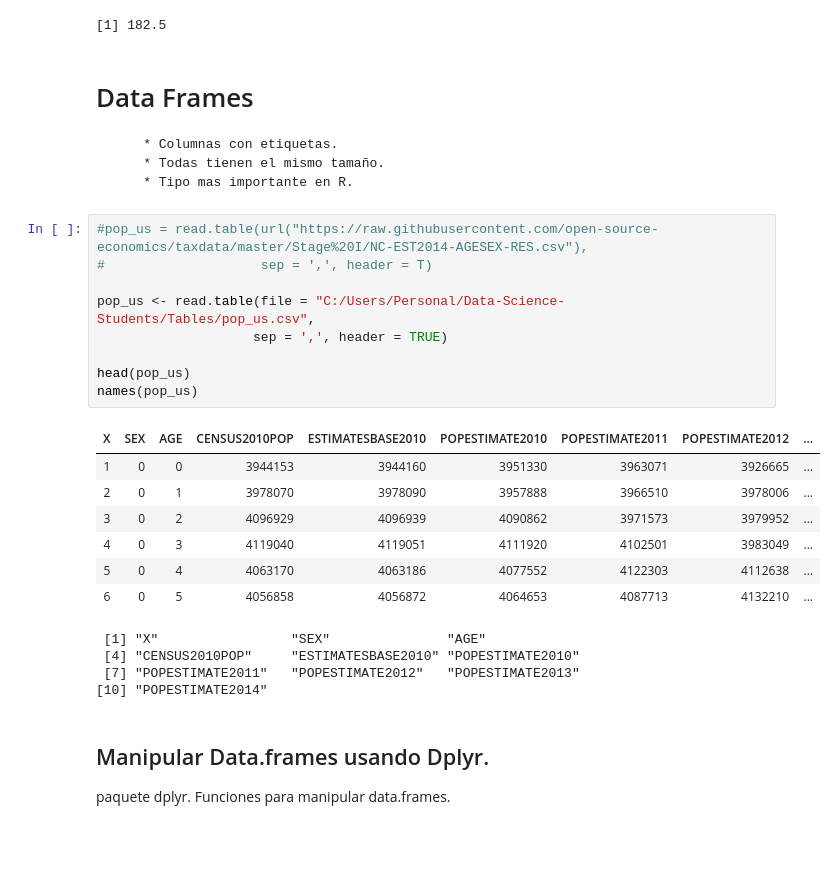
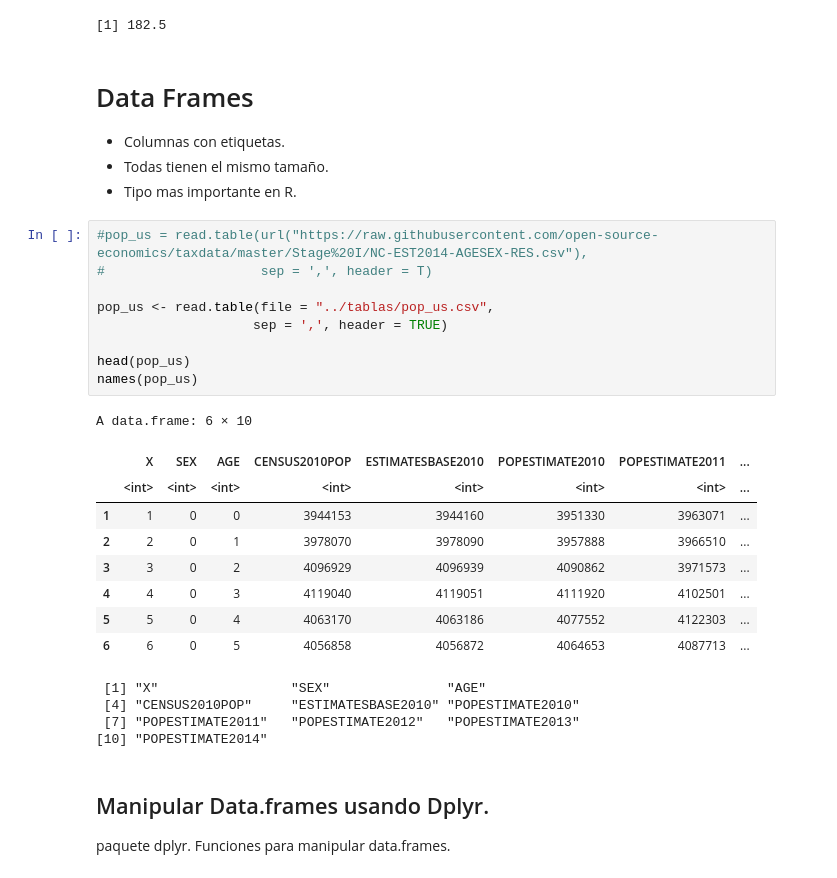
Before and after one commit to notblank/Curso-Stat-Public, a Jupyter notebook: Cursos/Curso_04_Intro_Prog_R_2.ipynb, the cells around one changed output. Cells and saved outputs as stored; diff of their text form; blank space fills up the shorter version.

```diff
--- a/Cursos/Curso_04_Intro_Prog_R_2.ipynb
+++ b/Cursos/Curso_04_Intro_Prog_R_2.ipynb
@@ -256,30 +256,32 @@ prod(1:30)/(prod(1:2)*prod(1:28))
 # %% [markdown]
 # Data Frames
 
-        * Columnas con etiquetas.
-        * Todas tienen el mismo tamaño.
-        * Tipo mas importante en R.
+- Columnas con etiquetas.
+- Todas tienen el mismo tamaño.
+- Tipo mas importante en R.
 # %%
 #pop_us = read.table(url("https://raw.githubusercontent.com/open-source-economics/taxdata/master/Stage%20I/NC-EST2014-AGESEX-RES.csv"),
 #                    sep = ',', header = T)
 
-pop_us <- read.table(file = "C:/Users/Personal/Data-Science-Students/Tables/pop_us.csv",
+pop_us <- read.table(file = "../tablas/pop_us.csv",
                     sep = ',', header = TRUE)
 
 head(pop_us)
 names(pop_us)
 # %% [output]
+A data.frame: 6 × 10
-| X | SEX | AGE | CENSUS2010POP | ESTIMATESBASE2010 | POPESTIMATE2010 | POPESTIMATE2011 | POPESTIMATE2012 | ... |
-| 1 | 0 | 0 | 3944153 | 3944160 | 3951330 | 3963071 | 3926665 | ... |
-| 2 | 0 | 1 | 3978070 | 3978090 | 3957888 | 3966510 | 3978006 | ... |
-| 3 | 0 | 2 | 4096929 | 4096939 | 4090862 | 3971573 | 3979952 | ... |
-| 4 | 0 | 3 | 4119040 | 4119051 | 4111920 | 4102501 | 3983049 | ... |
-| 5 | 0 | 4 | 4063170 | 4063186 | 4077552 | 4122303 | 4112638 | ... |
-| 6 | 0 | 5 | 4056858 | 4056872 | 4064653 | 4087713 | 4132210 | ... |
+|  | X | SEX | AGE | CENSUS2010POP | ESTIMATESBASE2010 | POPESTIMATE2010 | POPESTIMATE2011 | ... |
+|  | <int> | <int> | <int> | <int> | <int> | <int> | <int> | ... |
+| 1 | 1 | 0 | 0 | 3944153 | 3944160 | 3951330 | 3963071 | ... |
+| 2 | 2 | 0 | 1 | 3978070 | 3978090 | 3957888 | 3966510 | ... |
+| 3 | 3 | 0 | 2 | 4096929 | 4096939 | 4090862 | 3971573 | ... |
+| 4 | 4 | 0 | 3 | 4119040 | 4119051 | 4111920 | 4102501 | ... |
+| 5 | 5 | 0 | 4 | 4063170 | 4063186 | 4077552 | 4122303 | ... |
+| 6 | 6 | 0 | 5 | 4056858 | 4056872 | 4064653 | 4087713 | ... |
- [1] "X"                 "SEX"               "AGE"
- [4] "CENSUS2010POP"     "ESTIMATESBASE2010" "POPESTIMATE2010"
- [7] "POPESTIMATE2011"   "POPESTIMATE2012"   "POPESTIMATE2013"
-[10] "POPESTIMATE2014"
+ [1] "X"                 "SEX"               "AGE"
+ [4] "CENSUS2010POP"     "ESTIMATESBASE2010" "POPESTIMATE2010"
+ [7] "POPESTIMATE2011"   "POPESTIMATE2012"   "POPESTIMATE2013"
+[10] "POPESTIMATE2014"
 # %% [markdown]
 ## Manipular Data.frames usando Dplyr.
 
```
Also changed, not shown: parts of 9 cells of this notebook, 2 other files.
